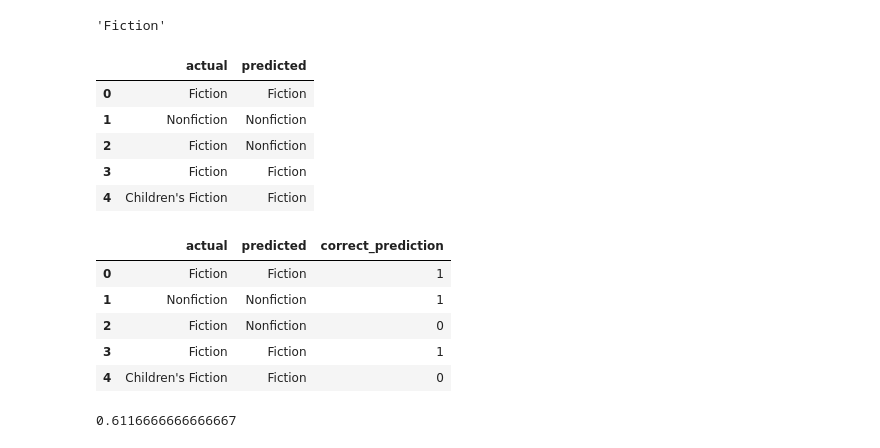
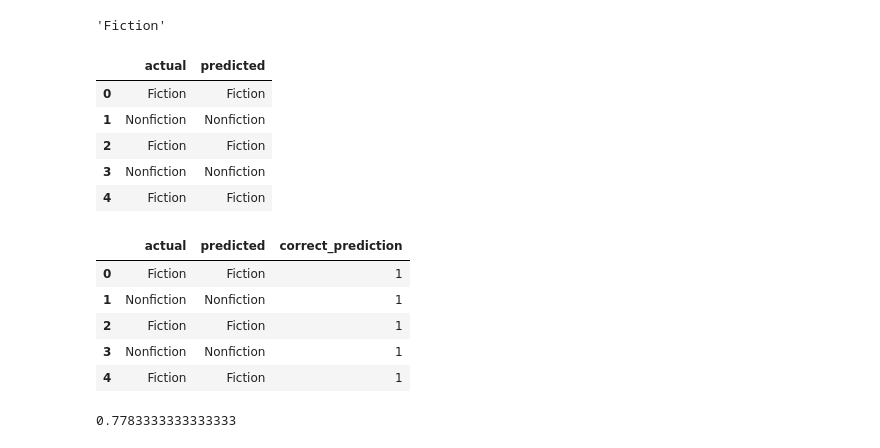
Before and after one commit to yordanoswuletaw/semantic-book-recommendation, a Jupyter notebook: notebooks/text-classification.ipynb, the cells around one changed output. Drawn from its saved outputs; the diff is of its cells as text; code cells hidden in the pictures.

```diff
--- a/notebooks/text-classification.ipynb
+++ b/notebooks/text-classification.ipynb
@@ -98,27 +99,32 @@ def generate_prediction(sequence, categories):
 generate_prediction(seq, fiction_categories)
 # %% [output]
 'Fiction'
-# %%
-from tqdm import tqdm
-
-expected = []
-predictions = []
-
-for i in tqdm(range(600)):
-    seq, cat = books.loc[~(books['sample_categories'].isna()), ['description', 'sample_categories']].sample(1).values[0]
-    predicted = generate_prediction(seq, fiction_categories)
-    expected.append(cat)
-    predictions.append(predicted)
+# %%
+actual = []
+predictions = []
+
+for i in tqdm(range(300)):
+    # get prediction for Fiction category
+    seq = books.loc[books['sample_categories'] == 'Fiction', 'description'].reset_index(drop=True)[i]
+    actual.append('Fiction')
+    predicted = generate_prediction(seq, fiction_categories)
+    predictions.append(predicted)
+
+    # get prediction for Nonfiction category
+    seq = books.loc[books['sample_categories'] == 'Nonfiction', 'description'].reset_index(drop=True)[i]
+    actual.append('Nonfiction')
+    predicted = generate_prediction(seq, fiction_categories)
+    predictions.append(predicted)
 # %%
-prediction_df = pd.DataFrame({'actual': expected, 'predicted': predictions})
+prediction_df = pd.DataFrame({'actual': actual, 'predicted': predictions})
 prediction_df.head()
 # %% [output]
 |  | actual | predicted |
 | 0 | Fiction | Fiction |
 | 1 | Nonfiction | Nonfiction |
-| 2 | Fiction | Nonfiction |
-| 3 | Fiction | Fiction |
-| 4 | Children's Fiction | Fiction |
+| 2 | Fiction | Fiction |
+| 3 | Nonfiction | Nonfiction |
+| 4 | Fiction | Fiction |
 # %%
 prediction_df['correct_prediction'] = np.where(prediction_df['actual'] == prediction_df['predicted'], 1, 0)
 prediction_df.head()
@@ -126,10 +132,10 @@ prediction_df.head()
 |  | actual | predicted | correct_prediction |
 | 0 | Fiction | Fiction | 1 |
 | 1 | Nonfiction | Nonfiction | 1 |
-| 2 | Fiction | Nonfiction | 0 |
-| 3 | Fiction | Fiction | 1 |
-| 4 | Children's Fiction | Fiction | 0 |
+| 2 | Fiction | Fiction | 1 |
+| 3 | Nonfiction | Nonfiction | 1 |
+| 4 | Fiction | Fiction | 1 |
 # %%
 prediction_df['correct_prediction'].mean()
 # %% [output]
-0.6116666666666667
+0.7783333333333333
```
Also changed, not shown: parts of 6 cells of this notebook, 3 other files.
